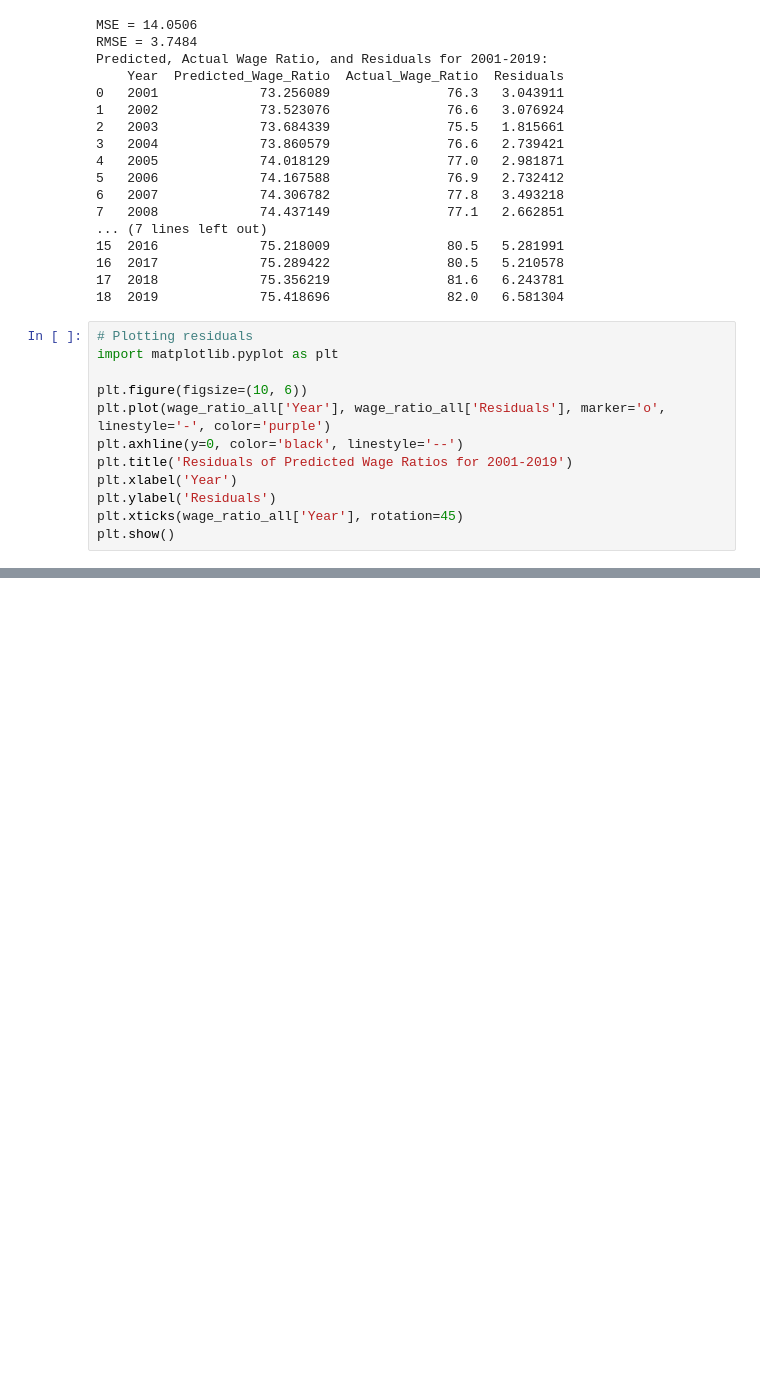
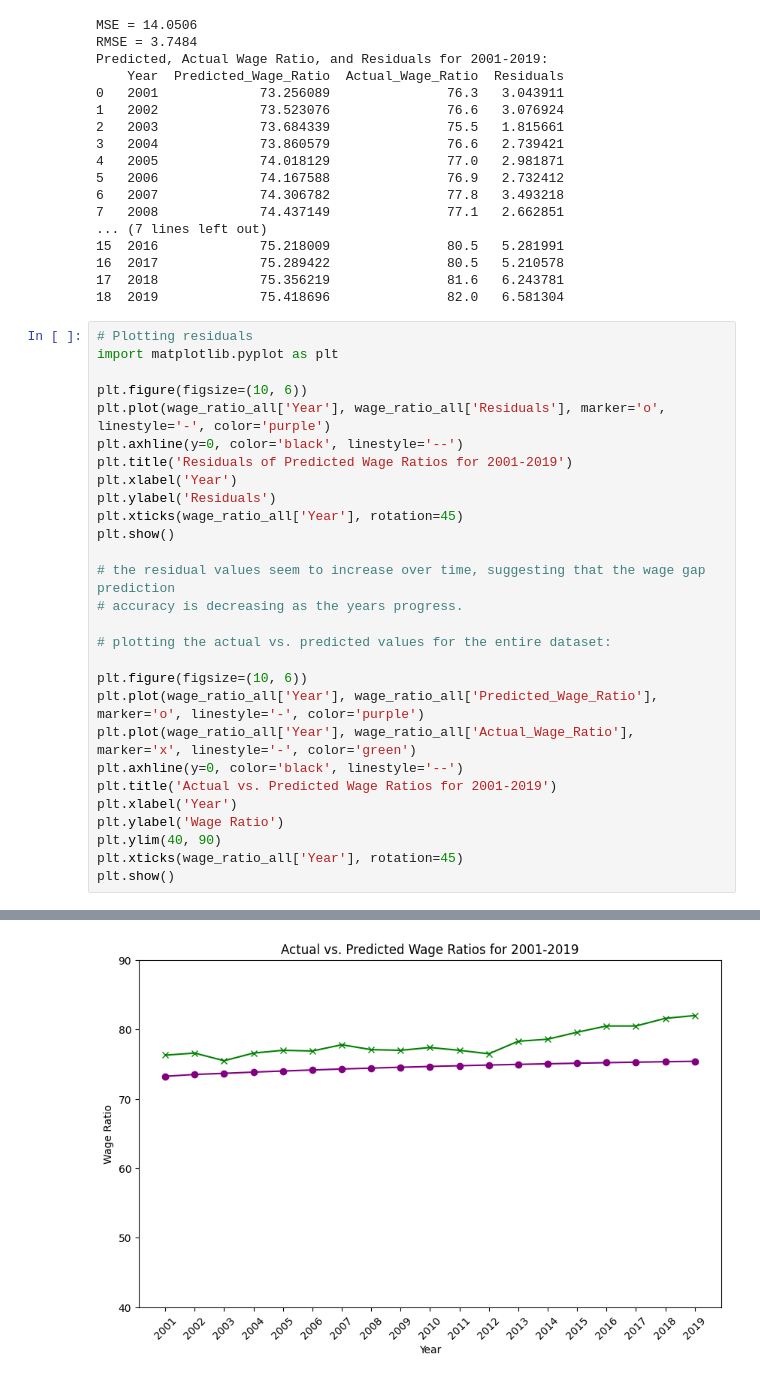
Before and after one commit to kristyluk/DS4002Project2, a Jupyter notebook: SCRIPTS/project2_script.ipynb, the cells around one changed output, grey strips where cells are left out. Cells and saved outputs as stored; diff of their text form; blank space fills up the shorter version.

Commit message:
plot

```diff
--- a/SCRIPTS/project2_script.ipynb
+++ b/SCRIPTS/project2_script.ipynb
@@ -317,14 +317,31 @@ Predicted, Actual Wage Ratio, and Residuals for 2001-2019:
 # %%
 # Plotting residuals
 import matplotlib.pyplot as plt
 
 plt.figure(figsize=(10, 6))
 plt.plot(wage_ratio_all['Year'], wage_ratio_all['Residuals'], marker='o', linestyle='-', color='purple')
 plt.axhline(y=0, color='black', linestyle='--')
 plt.title('Residuals of Predicted Wage Ratios for 2001-2019')
 plt.xlabel('Year')
 plt.ylabel('Residuals')
 plt.xticks(wage_ratio_all['Year'], rotation=45)
 plt.show()
+
+# the residual values seem to increase over time, suggesting that the wage gap prediction
+# accuracy is decreasing as the years progress.
+
+# plotting the actual vs. predicted values for the entire dataset:
+
+plt.figure(figsize=(10, 6))
+plt.plot(wage_ratio_all['Year'], wage_ratio_all['Predicted_Wage_Ratio'], marker='o', linestyle='-', color='purple')
+plt.plot(wage_ratio_all['Year'], wage_ratio_all['Actual_Wage_Ratio'], marker='x', linestyle='-', color='green')
+plt.axhline(y=0, color='black', linestyle='--')
+plt.title('Actual vs. Predicted Wage Ratios for 2001-2019')
+plt.xlabel('Year')
+plt.ylabel('Wage Ratio')
+plt.ylim(40, 90)
+plt.xticks(wage_ratio_all['Year'], rotation=45)
+plt.show()
 # %% [output]
 [figure]
+[figure, added]
```
Also changed, not shown: parts of 1 cell of this notebook.
